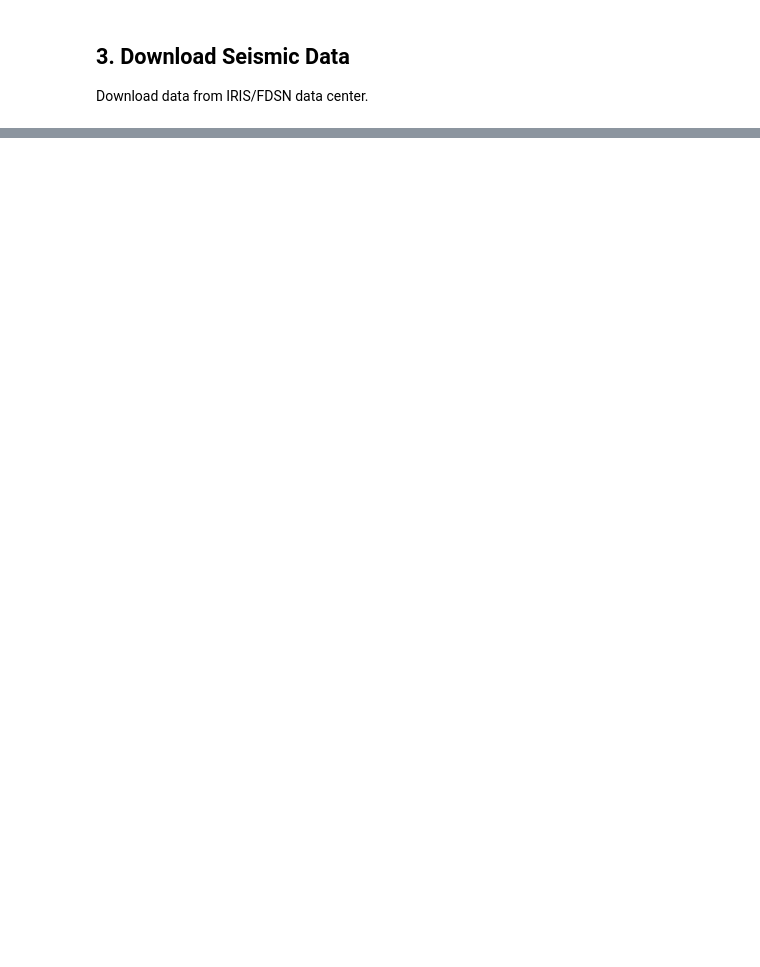
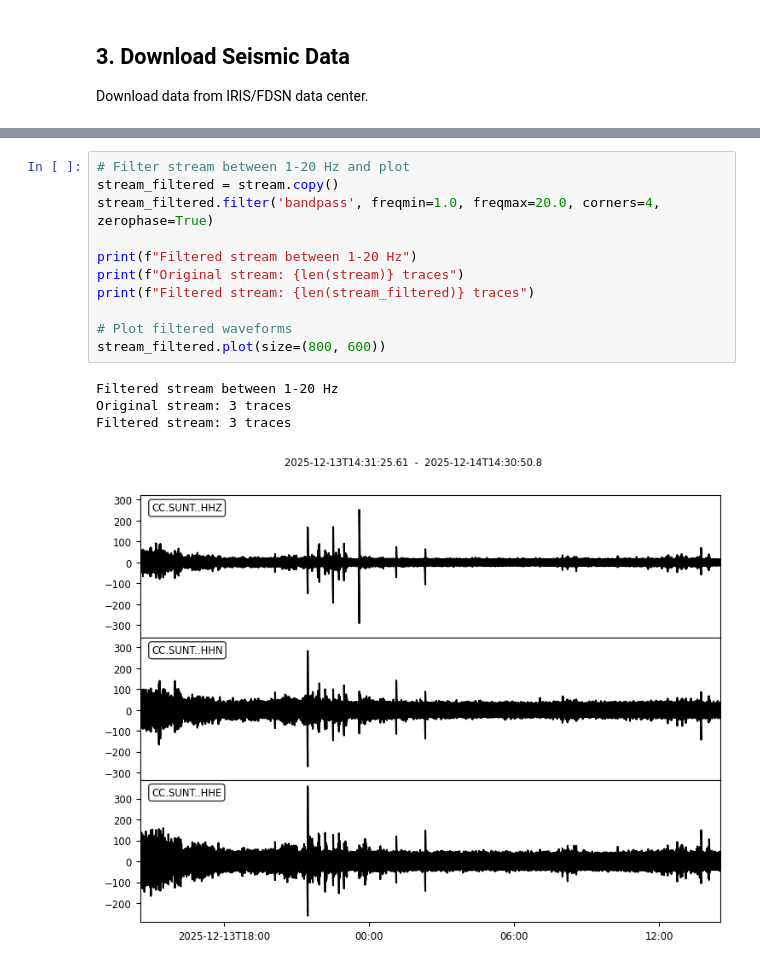
Before and after one commit to gaia-hazlab/gaia-landslides-detect, a Jupyter notebook: notebooks/seisbench_detection.ipynb, the cells around one changed output, grey strips where cells are left out. Drawn from its saved outputs; the diff is of its cells as text; blank space fills up the shorter version.

```diff
--- a/notebooks/seisbench_detection.ipynb
+++ b/notebooks/seisbench_detection.ipynb
@@ -320,0 +327,16 @@ else:
+# %%
+# Filter stream between 1-20 Hz and plot
+stream_filtered = stream.copy()
+stream_filtered.filter('bandpass', freqmin=1.0, freqmax=20.0, corners=4, zerophase=True)
+
+print(f"Filtered stream between 1-20 Hz")
+print(f"Original stream: {len(stream)} traces")
+print(f"Filtered stream: {len(stream_filtered)} traces")
+
+# Plot filtered waveforms
+stream_filtered.plot(size=(800, 600))
+# %% [output]
+Filtered stream between 1-20 Hz
+Original stream: 3 traces
+Filtered stream: 3 traces
+[figure, added]
```
Also changed, not shown: parts of 48 cells of this notebook, 10 other files.
